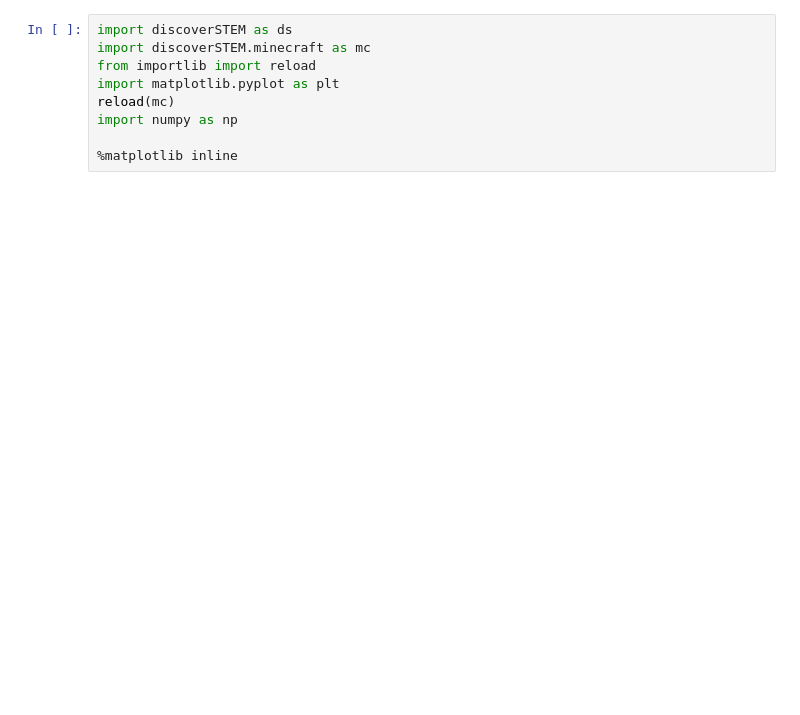
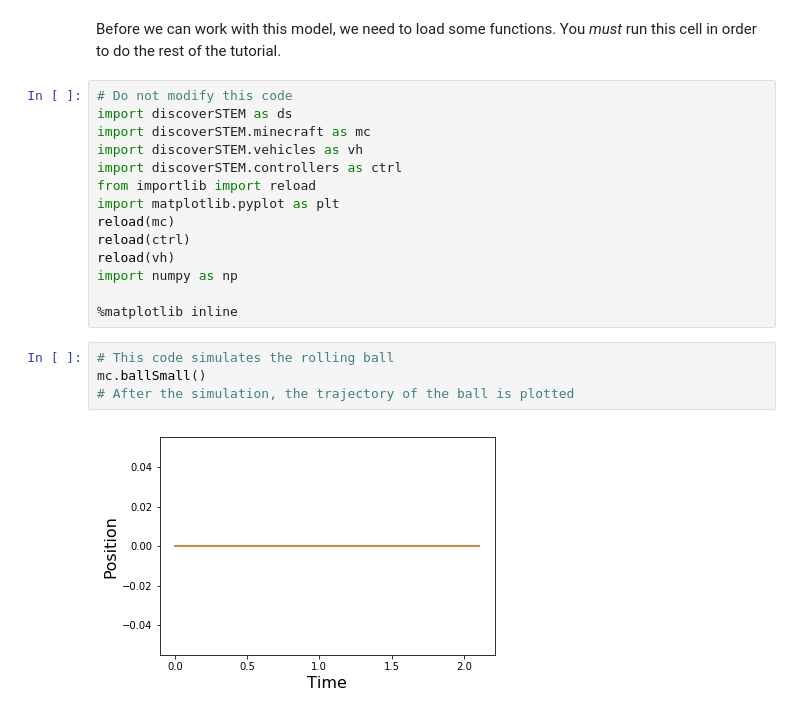
Before and after one commit to AndyLamperski/DiscoverSTEM, a Jupyter notebook: tutorial.ipynb, the cells around one changed output. Cells and saved outputs as stored; diff of their text form; blank space fills up the shorter version.

```diff
--- a/tutorial.ipynb
+++ b/tutorial.ipynb
@@ -1,9 +99,22 @@
+# %% [markdown]
+Before we can work with this model, we need to load some functions. You *must* run this cell in order to do the rest of the tutorial.
 # %%
+# Do not modify this code
 import discoverSTEM as ds
 import discoverSTEM.minecraft as mc
+import discoverSTEM.vehicles as vh
+import discoverSTEM.controllers as ctrl
 from importlib import reload
 import matplotlib.pyplot as plt
 reload(mc)
+reload(ctrl)
+reload(vh)
 import numpy as np
 
 %matplotlib inline
+# %%
+# This code simulates the rolling ball
+mc.ballSmall()
+# After the simulation, the trajectory of the ball is plotted
+# %% [output]
+[figure, added]
```
Also changed, not shown: parts of 55 cells of this notebook, 3 other files.
